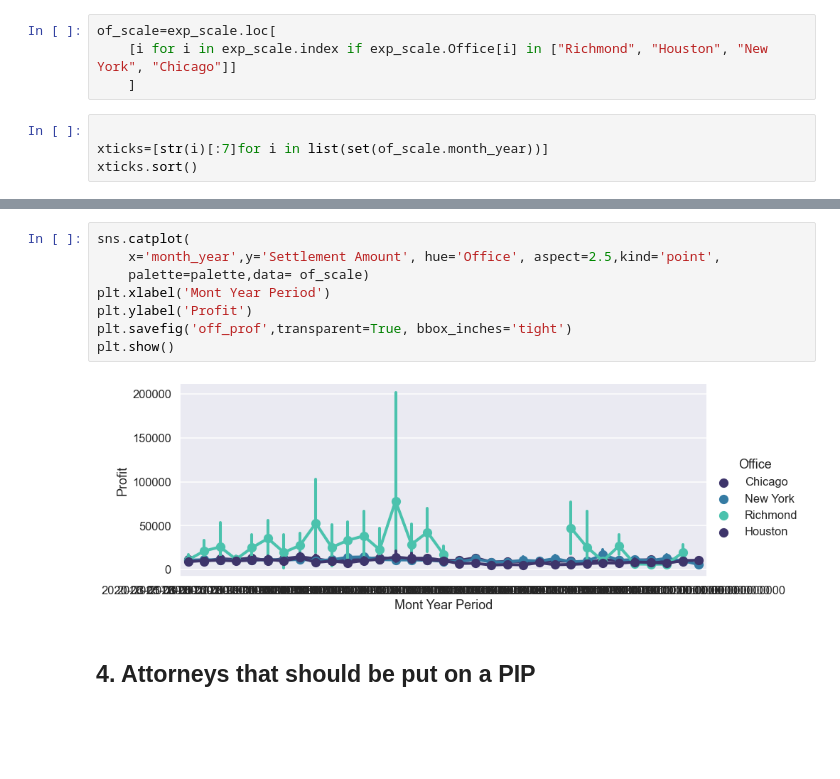
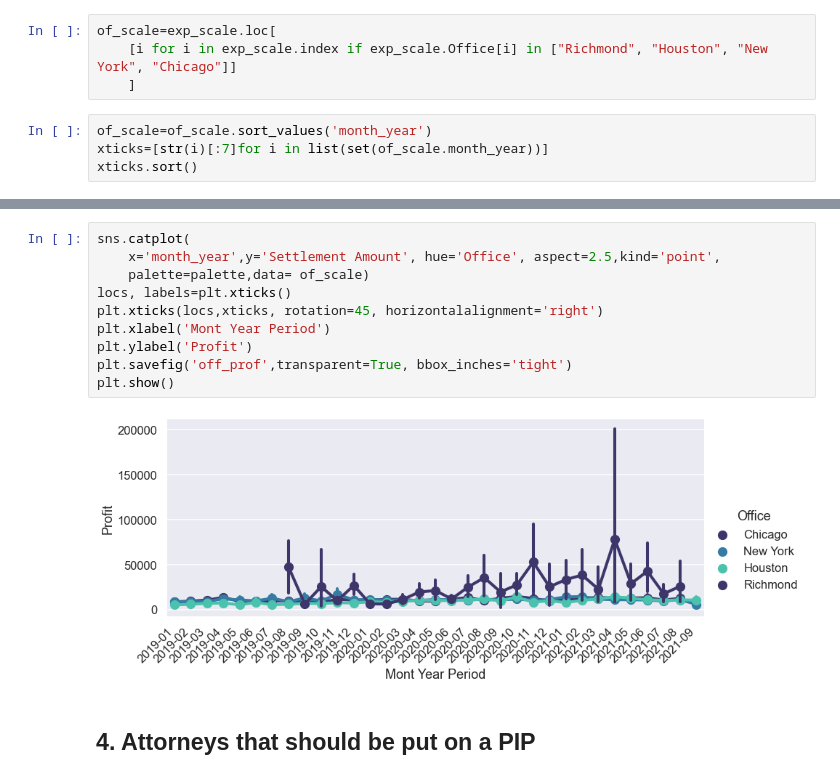
Before and after one commit to carlosiruiz/mnm-data_analyst, a Jupyter notebook: Lawfirm_Analysis.ipynb, the cells around one changed output, grey strips where cells are left out. Saved outputs shown, nothing was run; the diff lists cells and outputs as text; blank space fills up the shorter version.

```diff
--- a/Lawfirm_Analysis.ipynb
+++ b/Lawfirm_Analysis.ipynb
@@ -100,6 +100,6 @@ of_scale=exp_scale.loc[
     [i for i in exp_scale.index if exp_scale.Office[i] in ["Richmond", "Houston", "New York", "Chicago"]]
     ]
 # %%
-
+of_scale=of_scale.sort_values('month_year')
 xticks=[str(i)[:7]for i in list(set(of_scale.month_year))]
 xticks.sort()
@@ -122,13 +106,15 @@ of_scale
 # %%
 sns.catplot(
     x='month_year',y='Settlement Amount', hue='Office', aspect=2.5,kind='point',
     palette=palette,data= of_scale)
+locs, labels=plt.xticks()
+plt.xticks(locs,xticks, rotation=45, horizontalalignment='right')
 plt.xlabel('Mont Year Period')
 plt.ylabel('Profit')
 plt.savefig('off_prof',transparent=True, bbox_inches='tight')
 plt.show()
 # %% [output]
-[figure, old version]
+[figure, new version]
 # %% [markdown]
 ## 4. Attorneys that should be put on a PIP
 # %%
```
Also changed, not shown: parts of 3 cells of this notebook.
